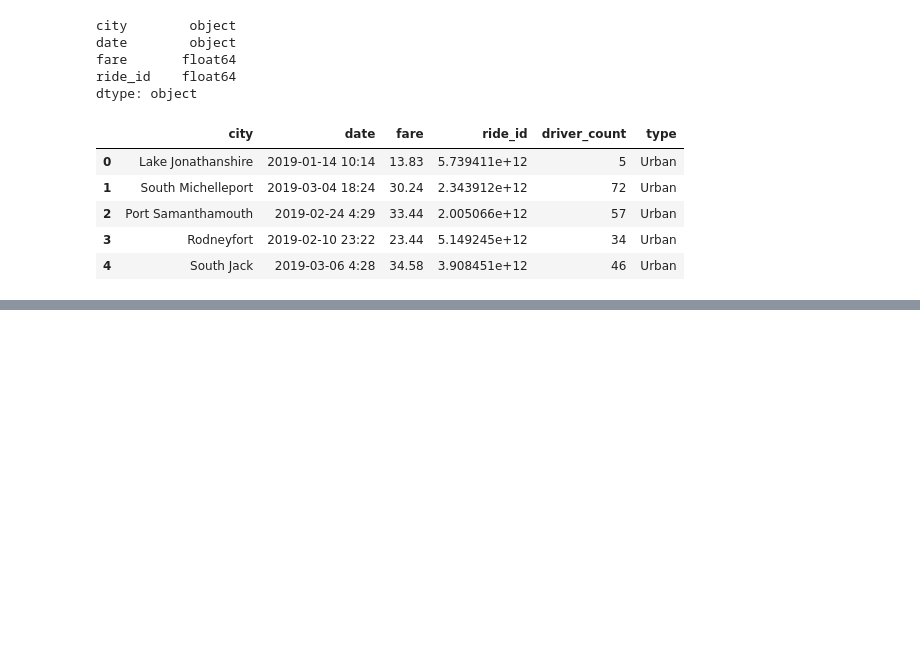
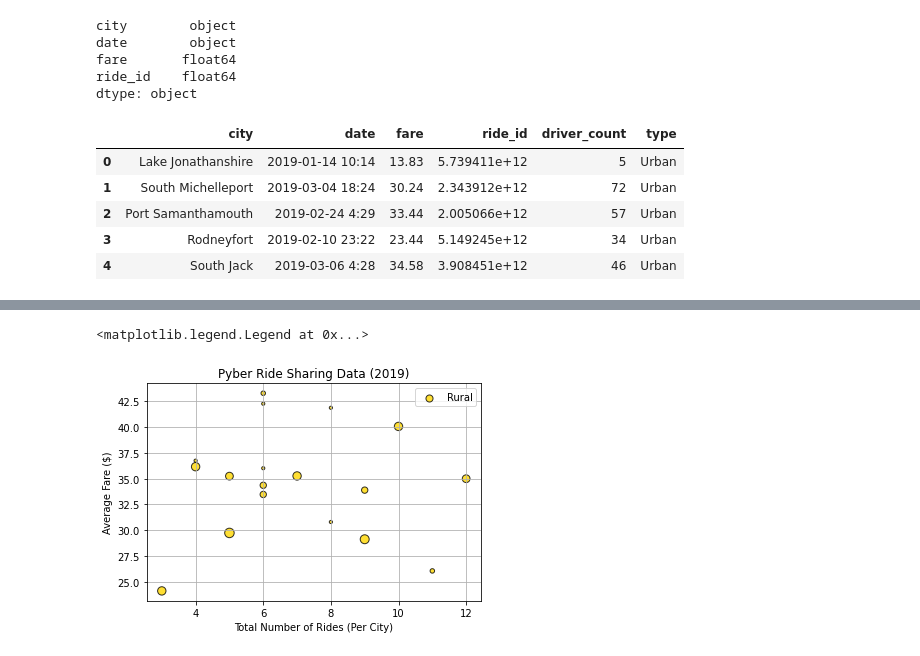
Before and after one commit to hdanso/pyber_analysis, a Jupyter notebook: PyBer.ipynb, the cells around one changed output, grey strips where cells are left out. Saved outputs shown, nothing was run; the diff lists cells and outputs as text; code cells hidden in the pictures; blank space fills up the shorter version.

```diff
--- a/PyBer.ipynb
+++ b/PyBer.ipynb
@@ -131,0 +158,4 @@ pyber_df.head()
+# %%
+# Create the Rural city DataFrames
+rural_df = pyber_df[pyber_df["type"] == "Rural"]
+rural_df.head()
@@ -131,0 +195,4 @@ pyber_df.head()
+# %%
+# Get the number of rides for rural cities
+rural_count = rural_df.groupby(["city"]).count()["ride_id"]
+rural_count.head()
@@ -131,0 +233,4 @@ pyber_df.head()
+# %%
+# Get the average fare for each city in rural cities
+rural_fare_avg = rural_df.groupby(["city"]).mean()["fare"]
+rural_fare_avg.head()
@@ -131,0 +271,4 @@ pyber_df.head()
+# %%
+# Get the average number of drivers for each rural city
+rural_driver_avg = rural_df.groupby(["city"]).mean()["driver_count"]
+rural_driver_avg.head()
@@ -131,0 +325,20 @@ pyber_df.head()
+# %%
+# Create rural cities bubble chart
+plt.scatter(rural_count,
+            rural_fare_avg,
+            s=10*rural_driver_avg,
+            color="gold",
+            edgecolor="black",
+            linewidth=1,
+            alpha=0.8,
+            label="Rural")
+plt.title("Pyber Ride Sharing Data (2019)")
+plt.xlabel("Total Number of Rides (Per City)")
+plt.ylabel("Average Fare ($)")
+plt.grid(True)
+
+# Add the legend
+plt.legend()
+# %% [output]
+<matplotlib.legend.Legend at 0x...>
+[figure, added]
```
Also changed, not shown: parts of 16 cells of this notebook, 1 other file.
